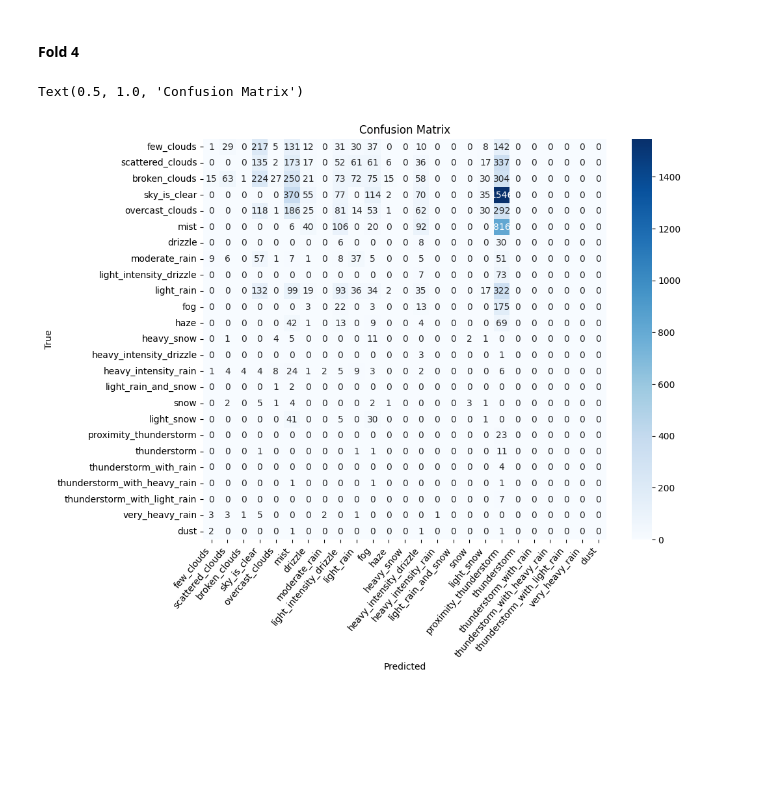
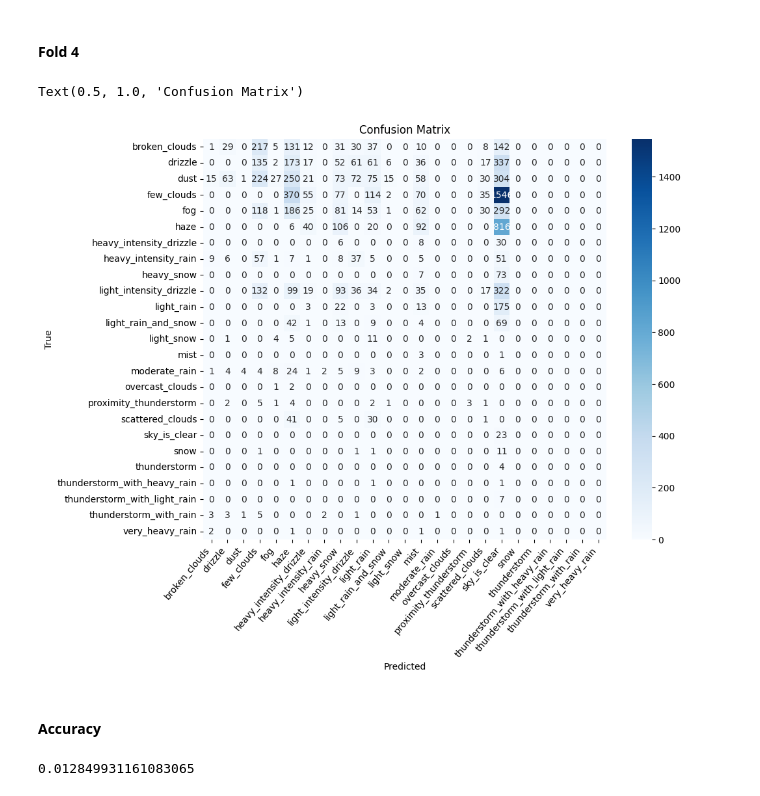
Before and after one commit to Leandro-Bernardo/Machine-Learning, a Jupyter notebook: Python/KNN/knn.ipynb, the cells around one changed output. Cells and saved outputs as stored; diff of their text form; code cells hidden in the pictures; blank space fills up the shorter version.

```diff
--- a/Python/KNN/knn.ipynb
+++ b/Python/KNN/knn.ipynb
@@ -273,13 +278,13 @@ y_val = [weather_reverse_key_mapping.get(i) for i in y_val]
 # %%
 matrix = confusion_matrix(y_val, y_predicted, labels = pd.unique(dataset['weather']))
 plt.figure(figsize=(10, 8))
-sns.heatmap(matrix, annot=True, fmt='d', cmap='Blues', xticklabels = pd.unique(dataset['weather']), yticklabels = pd.unique(dataset['weather']))
+sns.heatmap(matrix, annot=True, fmt='d', cmap='Blues', xticklabels = sorted(pd.unique(dataset['weather'])), yticklabels = sorted(pd.unique(dataset['weather'])))
 plt.xlabel('Predicted')
 plt.ylabel('True')
 plt.xticks(rotation=50, ha = 'right')
 plt.title('Confusion Matrix')
 # %% [output]
 Text(0.5, 1.0, 'Confusion Matrix')
-[figure, old version]
+[figure, new version]
 # %%
 report_dict = classification_report(y_val, y_predicted, labels =  pd.unique(dataset['weather']), output_dict= True)
@@ -292,3 +298,5 @@ with open(csv_filename, 'w', newline='') as metrics_file:
 
     for class_label in pd.unique(dataset['weather']):
       metrics_writer.writerow([class_label,  report_dict.get(class_label).get('precision'), report_dict.get(class_label).get('recall'), report_dict.get(class_label).get('f1-score')])
+# %% [markdown]
+#### Accuracy
@@ -294,0 +310,4 @@ with open(csv_filename, 'w', newline='') as metrics_file:
+# %%
+accuracyf1
+# %% [output]
+0.012849931161083065
```
Also changed, not shown: parts of 18 cells of this notebook, 1 other file.
